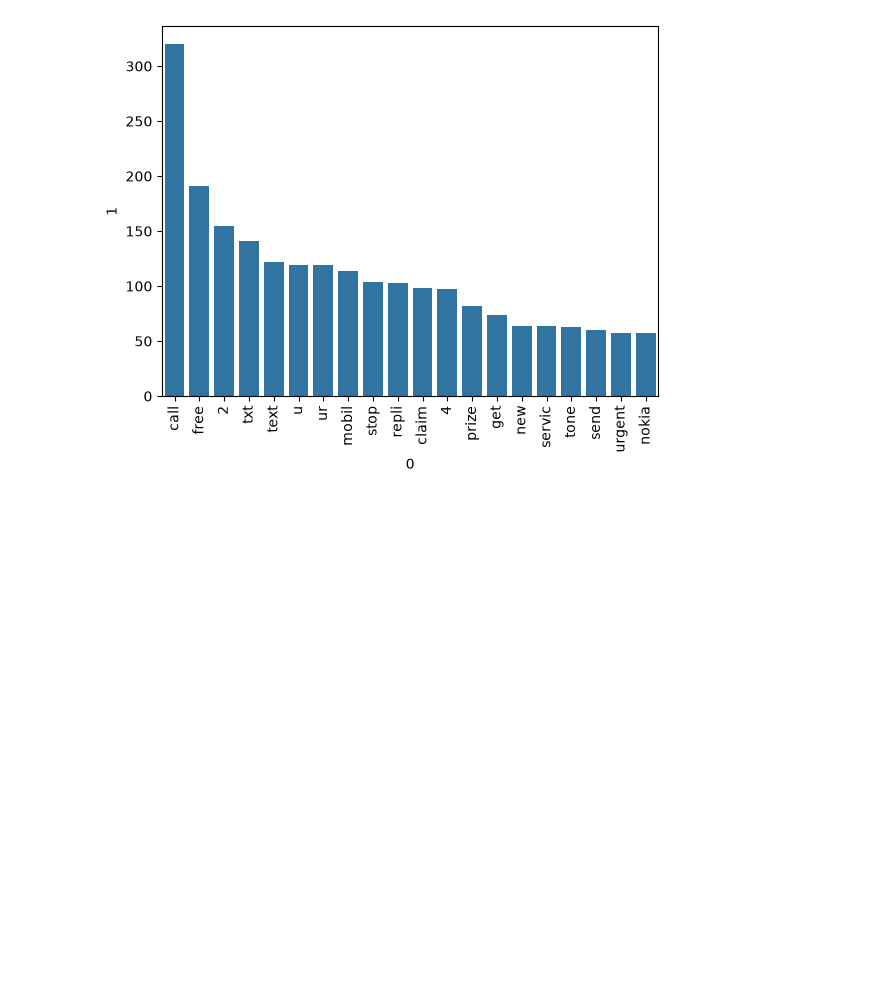
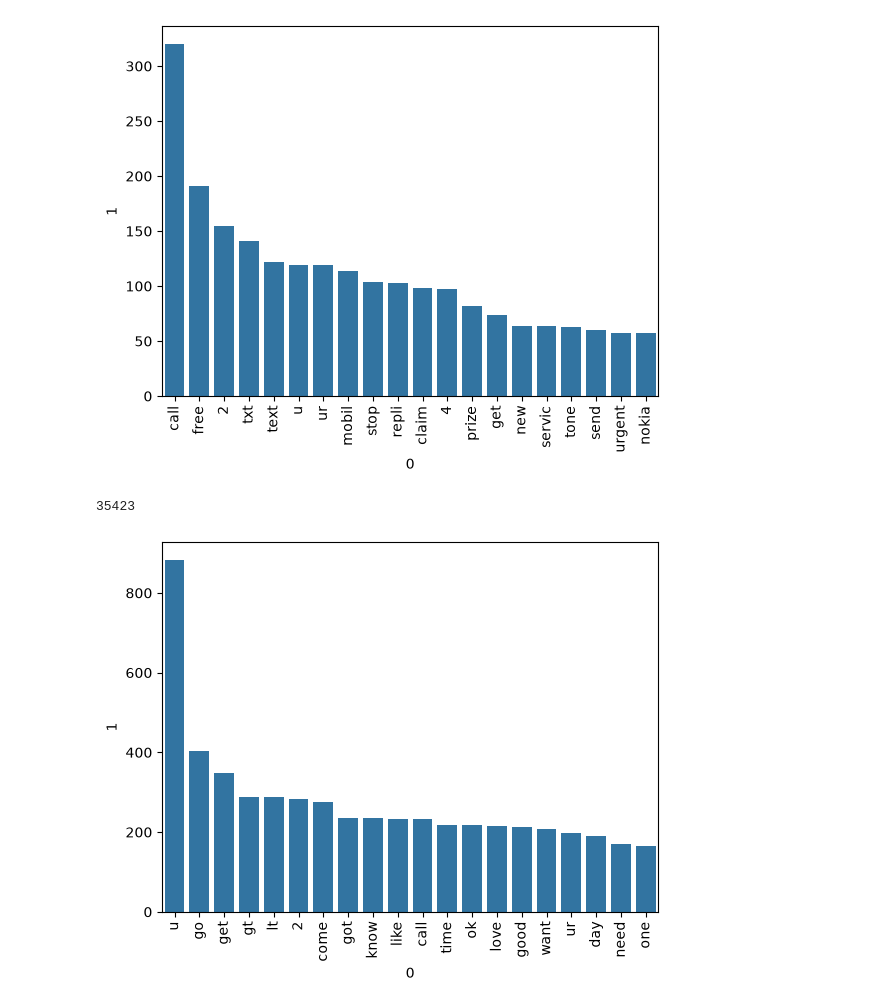
Before and after one commit to prpthapa/spamdetector, a Jupyter notebook: spam-detection.ipynb, the cells around one changed output. Saved outputs shown, nothing was run; the diff lists cells and outputs as text; code cells hidden in the pictures; blank space fills up the shorter version.

```diff
--- a/spam-detection.ipynb
+++ b/spam-detection.ipynb
@@ -301,3 +301,20 @@ plt.xticks(rotation='vertical')
 plt.show()
 # %% [output]
 [figure]
+# %%
+ham_corpus = []
+
+for msg in df[df['target'] == 0]['transformed_text'].tolist():
+    for word in msg.split():
+        ham_corpus.append(word)
+# %%
+len(ham_corpus)
+# %% [output]
+35423
+# %%
+sns.barplot(x=pd.DataFrame(Counter(ham_corpus).most_common(20))[0],
+            y=pd.DataFrame(Counter(ham_corpus).most_common(20))[1])
+plt.xticks(rotation='vertical')
+plt.show()
+# %% [output]
+[figure, added]
```
